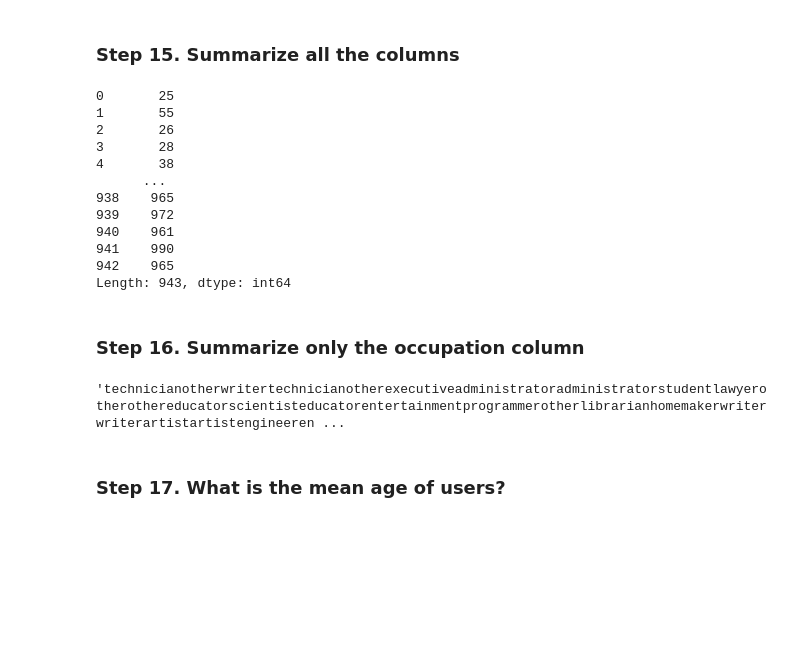
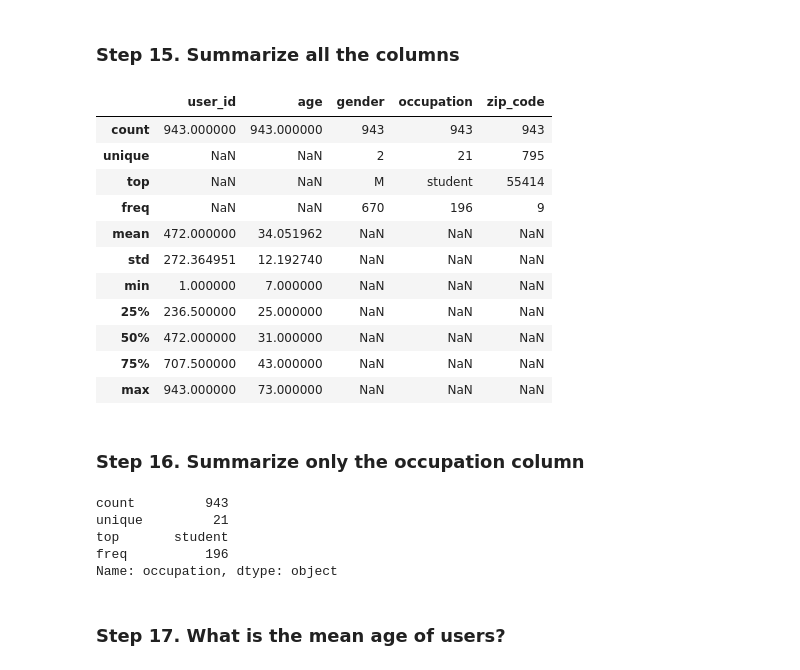
Before and after one commit to anjanapoudyal/pandas_exercises, a Jupyter notebook: 01_Getting_&_Knowing_Your_Data/Occupation/Exercises.ipynb, the cells around one changed output. Saved outputs shown, nothing was run; the diff lists cells and outputs as text; code cells hidden in the pictures; blank space fills up the shorter version.

```diff
--- a/01_Getting_&_Knowing_Your_Data/Occupation/Exercises.ipynb
+++ b/01_Getting_&_Knowing_Your_Data/Occupation/Exercises.ipynb
@@ -142,26 +143,30 @@ dtype: object
 # %% [markdown]
 ### Step 15. Summarize all the columns
-# %%
-users.sum('columns')
-# %% [output]
-0       25
-1       55
-2       26
-3       28
-4       38
-      ...
-938    965
-939    972
-940    961
-941    990
-942    965
-Length: 943, dtype: int64
+# %%
+users.describe(include = 'all')
+# %% [output]
+|  | user_id | age | gender | occupation | zip_code |
+| count | 943.000000 | 943.000000 | 943 | 943 | 943 |
+| unique | NaN | NaN | 2 | 21 | 795 |
+| top | NaN | NaN | M | student | 55414 |
+| freq | NaN | NaN | 670 | 196 | 9 |
+| mean | 472.000000 | 34.051962 | NaN | NaN | NaN |
+| std | 272.364951 | 12.192740 | NaN | NaN | NaN |
+| min | 1.000000 | 7.000000 | NaN | NaN | NaN |
+| 25% | 236.500000 | 25.000000 | NaN | NaN | NaN |
+| 50% | 472.000000 | 31.000000 | NaN | NaN | NaN |
+| 75% | 707.500000 | 43.000000 | NaN | NaN | NaN |
+| max | 943.000000 | 73.000000 | NaN | NaN | NaN |
 # %% [markdown]
 ### Step 16. Summarize only the occupation column
 # %%
-users["occupation"].sum()
+users["occupation"].describe()
 # %% [output]
-'technicianotherwritertechnicianotherexecutiveadministratoradministratorstudentlawyerotherothereducatorscientisteducatorentertainmentprogrammerotherlibrarianhomemakerwriterwriterartistartistengineeren ...
+count         943
+unique         21
+top       student
+freq          196
+Name: occupation, dtype: object
 # %% [markdown]
 ### Step 17. What is the mean age of users?
 # %%
```
Also changed, not shown: parts of 5 cells of this notebook.
